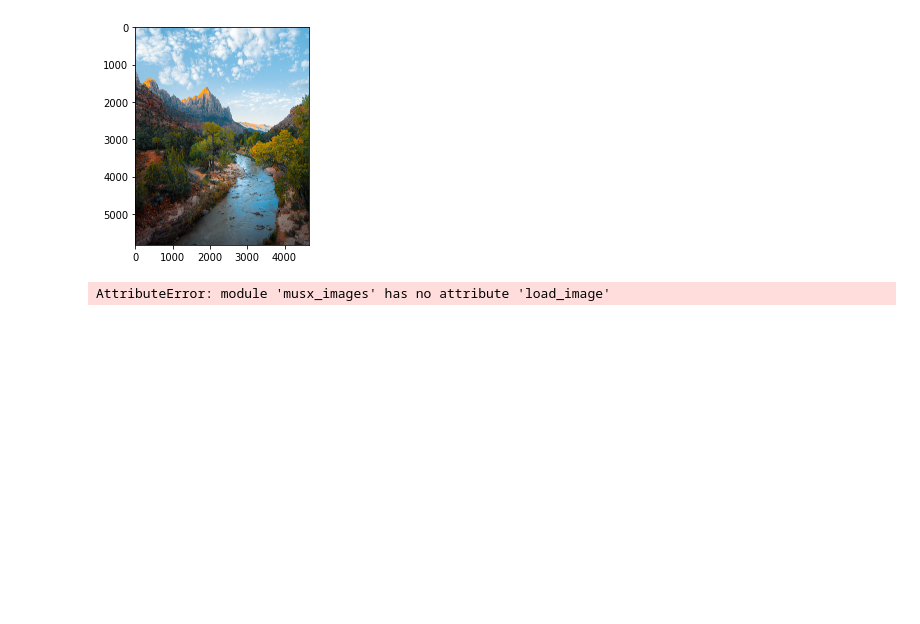
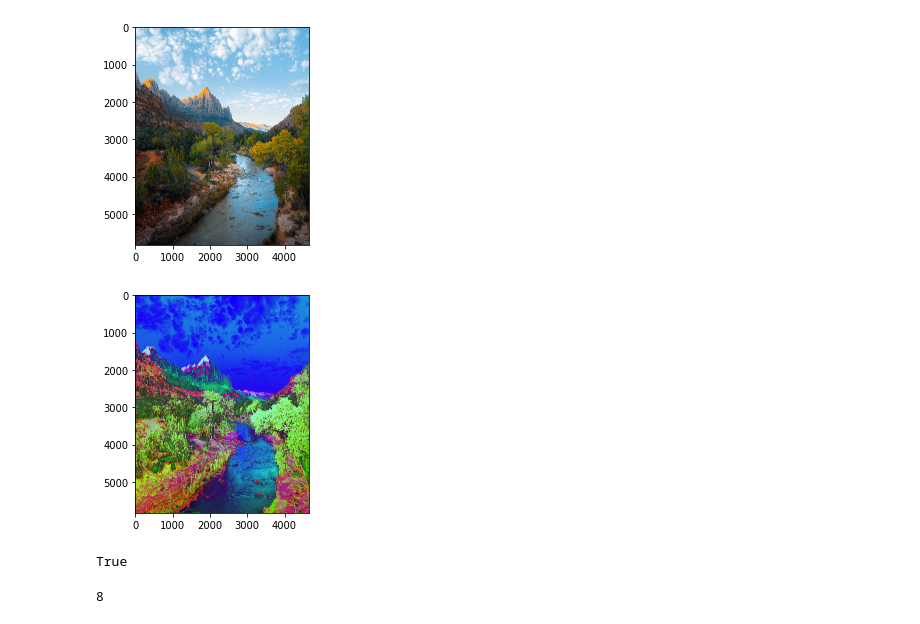
Before and after one commit to chbkull/musx-extensions, a Jupyter notebook: testing.ipynb, the cells around one changed output. Drawn from its saved outputs; the diff is of its cells as text; code cells hidden in the pictures; blank space fills up the shorter version.

Commit message:
Added ability to plot images

```diff
--- a/testing.ipynb
+++ b/testing.ipynb
@@ -18,7 +18,21 @@ plt.imshow(img[:,:,::-1])
 <matplotlib.image.AxesImage at 0x...>
 [figure]
 # %%
-plt.imshow(musx_images.load_image(image_path="images/stream.jpg"))
-# plt.imshow(fixed_img, cmap='gray')
+img = musx_images.load_image("images/stream.jpg")
+converted_img = musx_images.randomize_color_space(img, 1)
+
+musx_images.display_image(converted_img)
+# plt.imshow(converted_img, cmap='gray')
 # %% [output]
-AttributeError: module 'musx_images' has no attribute 'load_image'
+[figure, added]
+# %%
+isinstance(converted_img[0,0], np.ndarray)
+# %% [output]
+True
+# %%
+test = [[0, 1, 2], [3, 4, 5], [6, 7, 8]]
+test2 = np.array(test)
+test_ind = (2, 2)
+print(test2[test_ind])
+# %% [output]
+8
```
Also changed, not shown: parts of 2 cells of this notebook, 1 other file.
